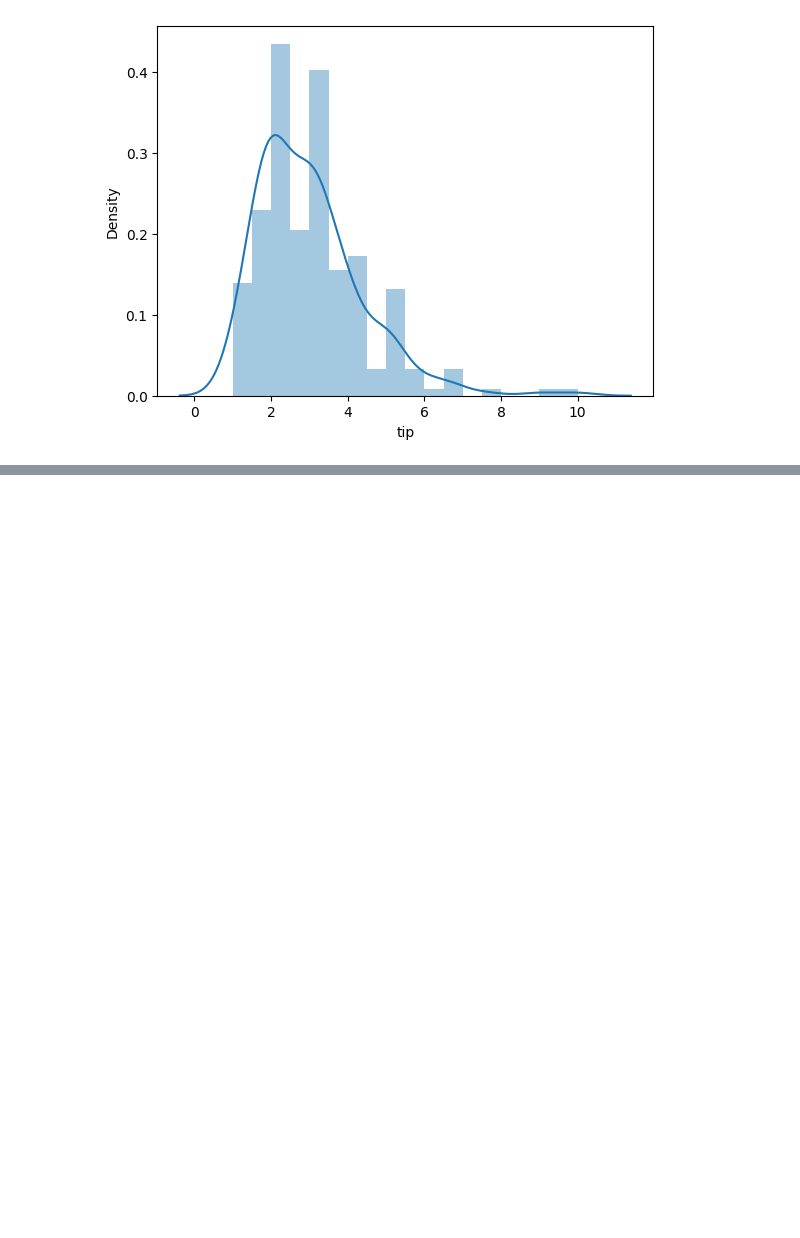
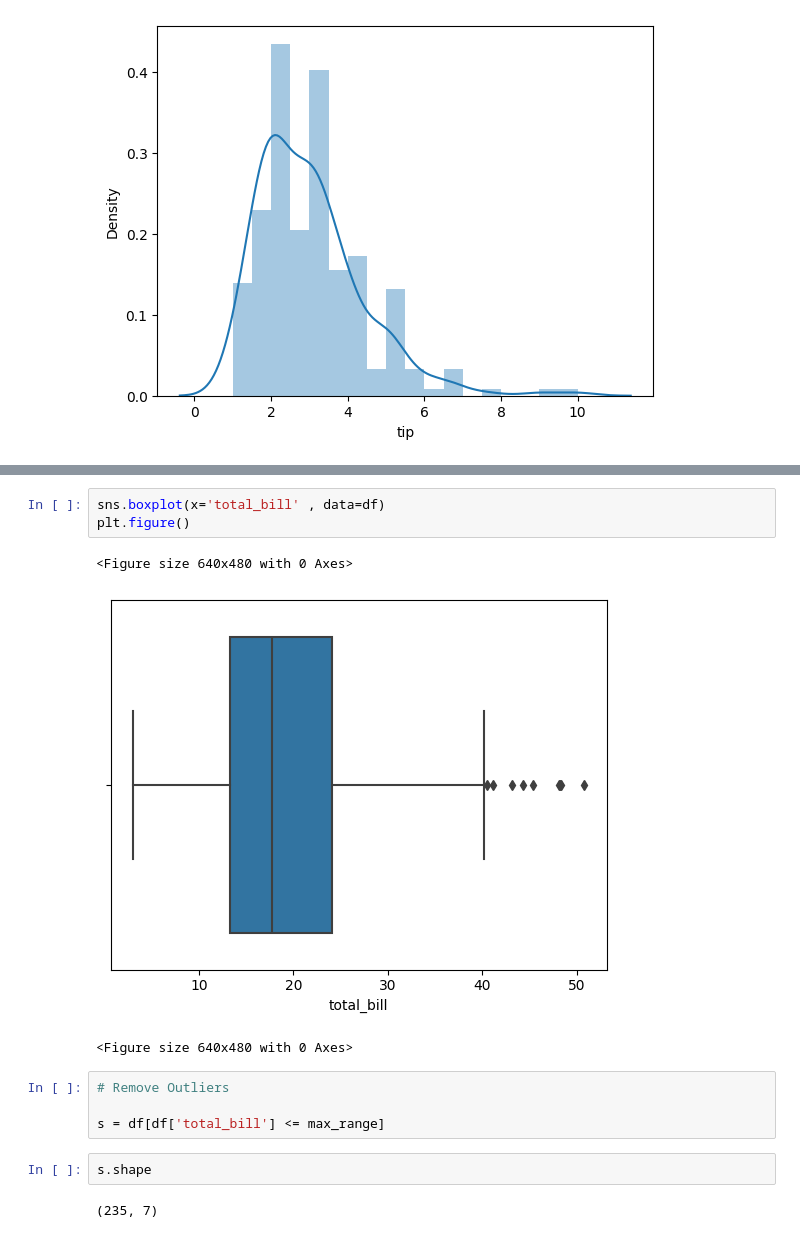
Before and after one commit to azaz9026/Machine_learning, a Jupyter notebook: Handling Outliers/outlier.ipynb, the cells around one changed output, grey strips where cells are left out. Saved outputs shown, nothing was run; the diff lists cells and outputs as text; blank space fills up the shorter version.

Commit message:
removing outlier by IQR

```diff
--- a/Handling Outliers/outlier.ipynb
+++ b/Handling Outliers/outlier.ipynb
@@ -106,0 +179,15 @@ https://gist.github.com/mwaskom/de44147ed2974457ad6372750bbe5751
+# %%
+sns.boxplot(x='total_bill' , data=df)
+plt.figure()
+# %% [output]
+<Figure size 640x480 with 0 Axes>
+[figure, added]
+<Figure size 640x480 with 0 Axes>
+# %%
+# Remove Outliers
+
+s = df[df['total_bill'] <= max_range]
+# %%
+s.shape
+# %% [output]
+(235, 7)
```
Also changed, not shown: parts of 12 cells of this notebook.
